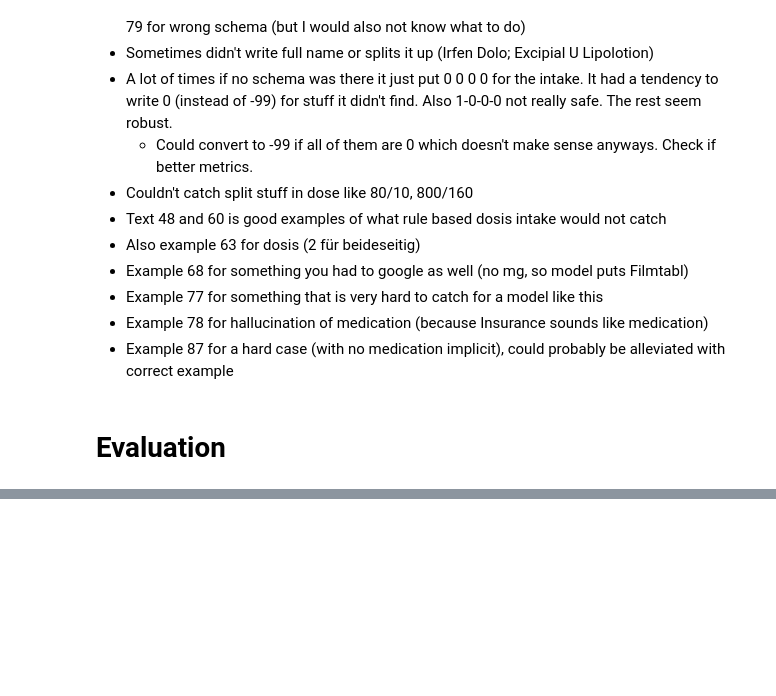
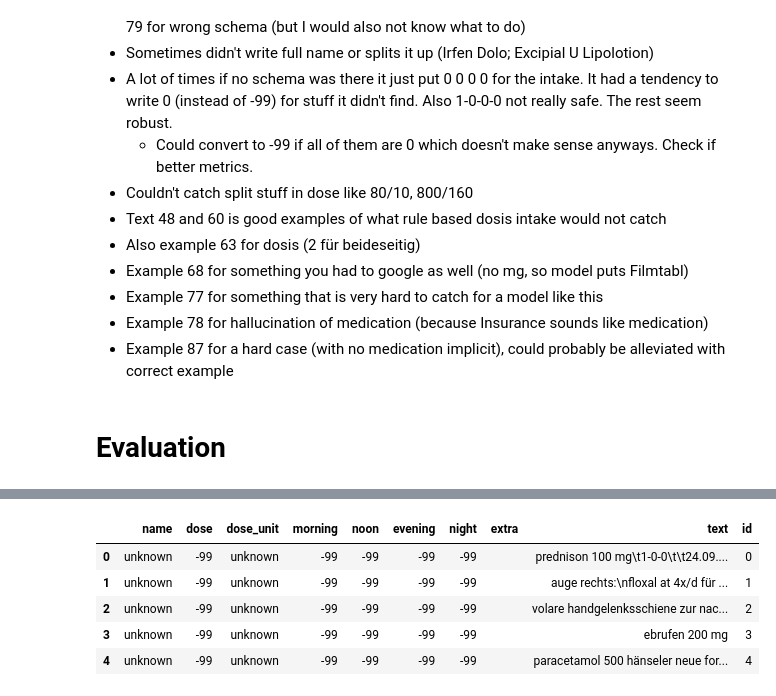
Before and after one commit to maregli/inf-extr, a Jupyter notebook: notebooks/medication/evaluation-medication-prompt.ipynb, the cells around one changed output, grey strips where cells are left out. Saved outputs shown, nothing was run; the diff lists cells and outputs as text; code cells hidden in the pictures; blank space fills up the shorter version.

```diff
--- a/notebooks/medication/evaluation-medication-prompt.ipynb
+++ b/notebooks/medication/evaluation-medication-prompt.ipynb
@@ -229,0 +445,80 @@ dtype: float64
+# %%
+df_medi = pd.read_csv(paths.DATA_PATH_PREPROCESSED/"medication/kisim_medication_sample.csv")
+df_medi["id"] = df_medi.index
+# %%
+# list of units and MS medications
+list_unit = ['mg', 'ug', 'g']
+list_medi_ms = load_list_medi_ms()
+
+# intitialize
+list_output = list()
+
+# for each row
+for _, row in df_medi.iterrows():
+
+    # get research id, etc.
+    rid = row['rid']
+    text_all = row['text']
+    id = row['id']
+
+    # split text into lines
+    list_text_all = text_all.splitlines()
+
+    # for each text line
+    for text in list_text_all:
+
+        # get tokens and split dose and unit, e.g. '120mg'
+        list_tokens = text.split()
+        list_tokens = flatten_listoflists([_split_dose_and_unit(item, list_unit) for item in list_tokens])
+
+        # match medication names, units and dosing (e.g. 1-1-1)
+        list_name_match = list(set(list_tokens).intersection(list_medi_ms))
+        list_unit_match = list(set(list_tokens).intersection(list_unit))
+        list_dose_match = [item for item in list_tokens if '-' in item]
+
+        # if an MS medication name was matched
+        if len(list_name_match) >=  1:
+
+            # get (first) medication name (there are very few cases with > 1 name)
+            name = list_name_match[0]
+
+            # get dose and unit
+            dose, unit = extract_dose_and_unit(list_tokens, list_unit_match)
+
+            # get dosage across day
+            morning, noon, evening, night = extract_dosage_across_day(list_dose_match)
+
+            # extra field
+            extra = ""
+
+            # append
+            list_output.append((name, dose, unit, morning, noon, evening, night, extra, text_all, id))
+
+# generate output data frame
+df_results = pd.DataFrame(list_output,
+                         columns = [
+                                    'name', 'dose', 'dose_unit',
+                                    'morning', 'noon', 'evening','night',
+                                    'extra',
+                                    'text', "id"])
+output_ids = set(df_results.id.unique())
+print("Number of reports that were processed:", len(output_ids))
+left_over_ids = set(df_medi.id.unique()) - output_ids
+
+left_over_dfs = []
+for id in left_over_ids:
+    _df = {**default_model.model_dump()["medications"][0], "text": df_medi[df_medi.id == id].text.values[0], "id": id}
+    left_over_dfs.append(_df)
+left_over_df = pd.DataFrame(left_over_dfs)
+
+df_results = pd.concat([df_results, left_over_df]).sort_values("id").reset_index(drop=True)
+
+# To get comparability need to map to string
+
+df_results = df_results.map(lambda x: str(x).lower())
+expression = r"\.0+$"
+df_results = df_results.replace(expression, "", regex=True)
+
+
+df_results.head()
+# %% [output]
@@ -229,0 +526,6 @@ dtype: float64
+|  | name | dose | dose_unit | morning | noon | evening | night | extra | text | id |
+| 0 | unknown | -99 | unknown | -99 | -99 | -99 | -99 |  | prednison 100 mg\t1-0-0\t\t24.09.... | 0 |
+| 1 | unknown | -99 | unknown | -99 | -99 | -99 | -99 |  | auge rechts:\nfloxal at 4x/d für ... | 1 |
+| 2 | unknown | -99 | unknown | -99 | -99 | -99 | -99 |  | volare handgelenksschiene zur nac... | 2 |
+| 3 | unknown | -99 | unknown | -99 | -99 | -99 | -99 |  | ebrufen 200 mg | 3 |
+| 4 | unknown | -99 | unknown | -99 | -99 | -99 | -99 |  | paracetamol 500 hänseler neue for... | 4 |
```
Also changed, not shown: parts of 32 cells of this notebook.
